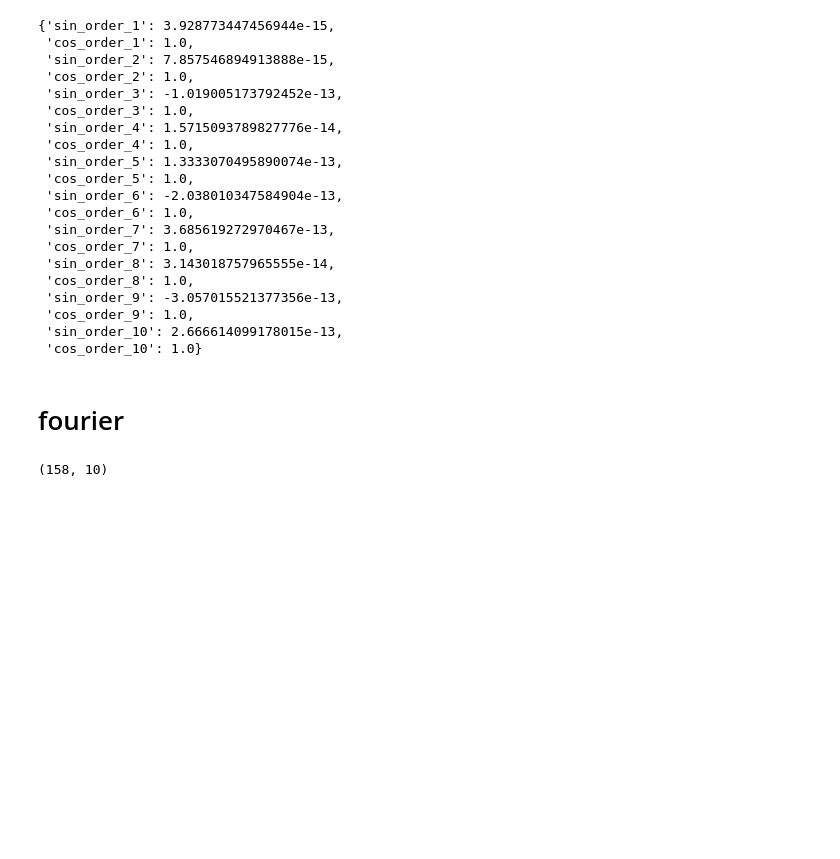
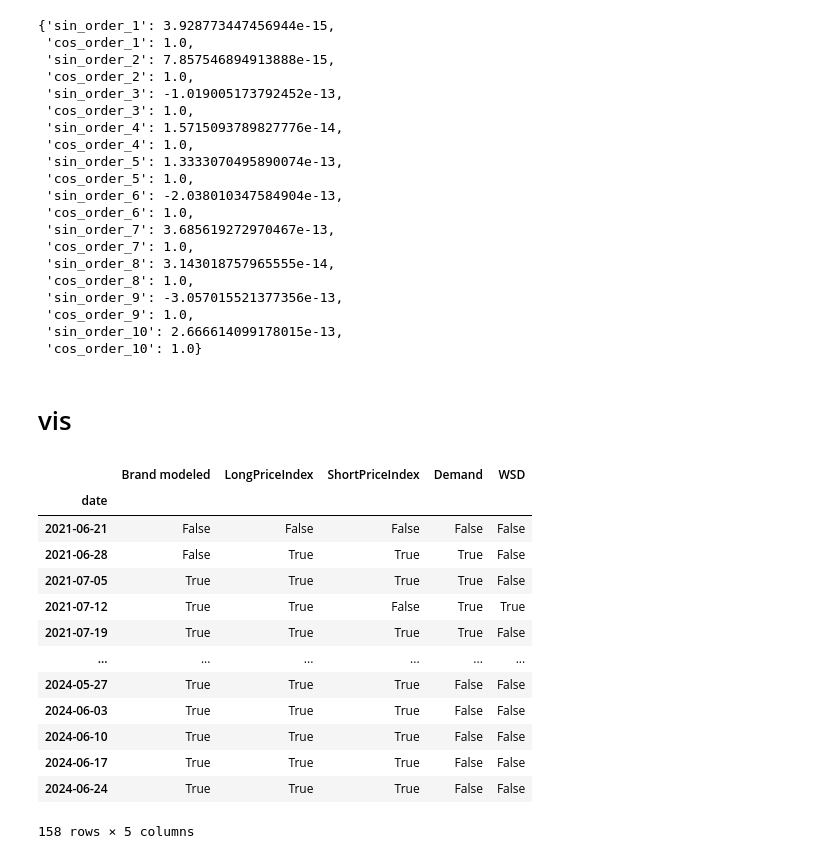
Before and after one commit to woskxmcnvb/MarketingMixModelling, a Jupyter notebook: work.ipynb, the cells around one changed output. Cells and saved outputs as stored; diff of their text form; code cells hidden in the pictures; blank space fills up the shorter version.

```diff
--- a/work.ipynb
+++ b/work.ipynb
@@ -459,4 +459,4 @@ scaler.InverseTransform(trans).plot.line(ax=ax[1])
  'sin_order_10': 2.666614099178015e-13,
  'cos_order_10': 1.0}
 # %% [markdown]
-# fourier
+# vis
@@ -465,4 +462,0 @@ from Modeller import Modeller
-# %%
-Modeller.PrepareFouriesSeasonalityX(158, 52, 5).shape
-# %% [output]
-(158, 10)
@@ -468,0 +465,18 @@ Modeller.PrepareFouriesSeasonalityX(158, 52, 5).shape
+# %%
+struct = ['Brand modeled', 'LongPriceIndex', 'ShortPriceIndex', 'Demand', 'WSD']
+data[struct] < 0
+# %% [output]
+|  | Brand modeled | LongPriceIndex | ShortPriceIndex | Demand | WSD |
+| date |  |  |  |  |  |
+| 2021-06-21 | False | False | False | False | False |
+| 2021-06-28 | False | True | True | True | False |
+| 2021-07-05 | True | True | True | True | False |
+| 2021-07-12 | True | True | False | True | True |
+| 2021-07-19 | True | True | True | True | False |
+| ... | ... | ... | ... | ... | ... |
+| 2024-05-27 | True | True | True | False | False |
+| 2024-06-03 | True | True | True | False | False |
+| 2024-06-10 | True | True | True | False | False |
+| 2024-06-17 | True | True | True | False | False |
+| 2024-06-24 | True | True | True | False | False |
+158 rows × 5 columns
```
Also changed, not shown: parts of 5 cells of this notebook, 1 other file.
